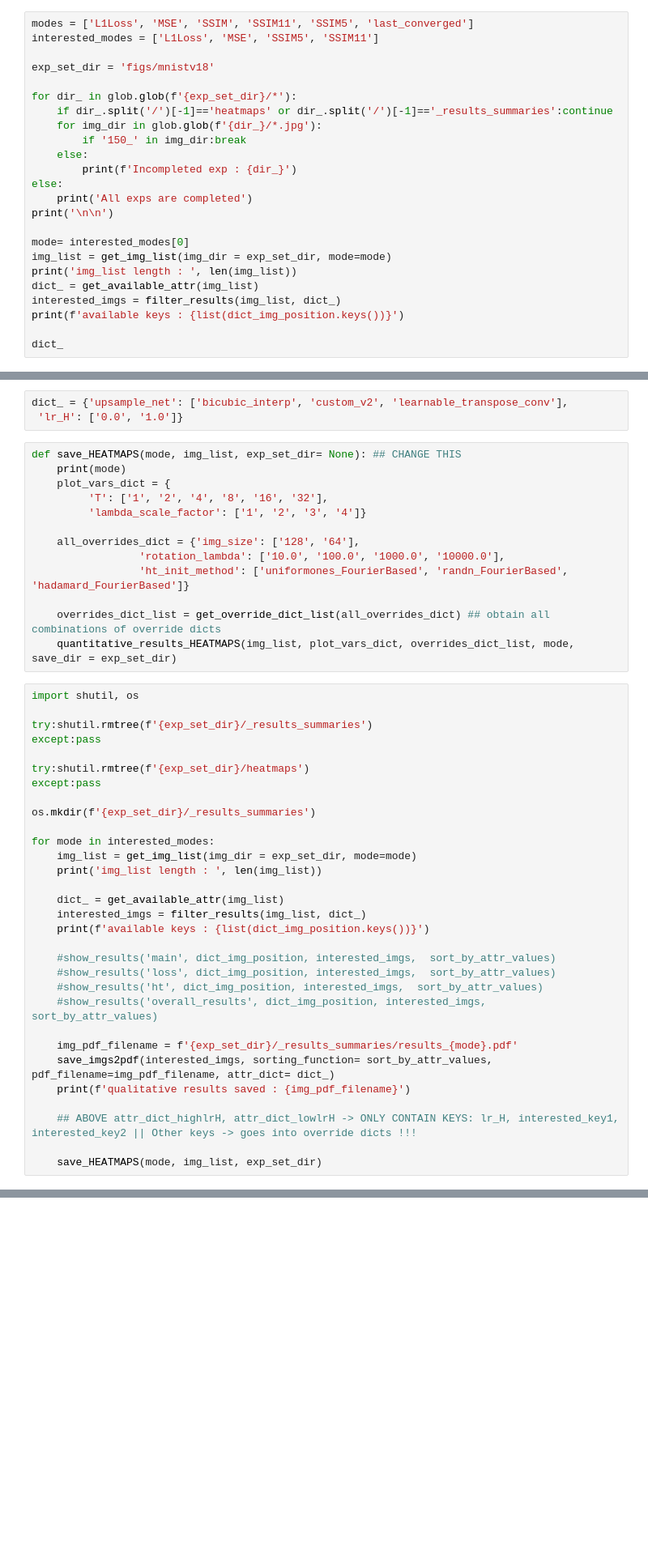
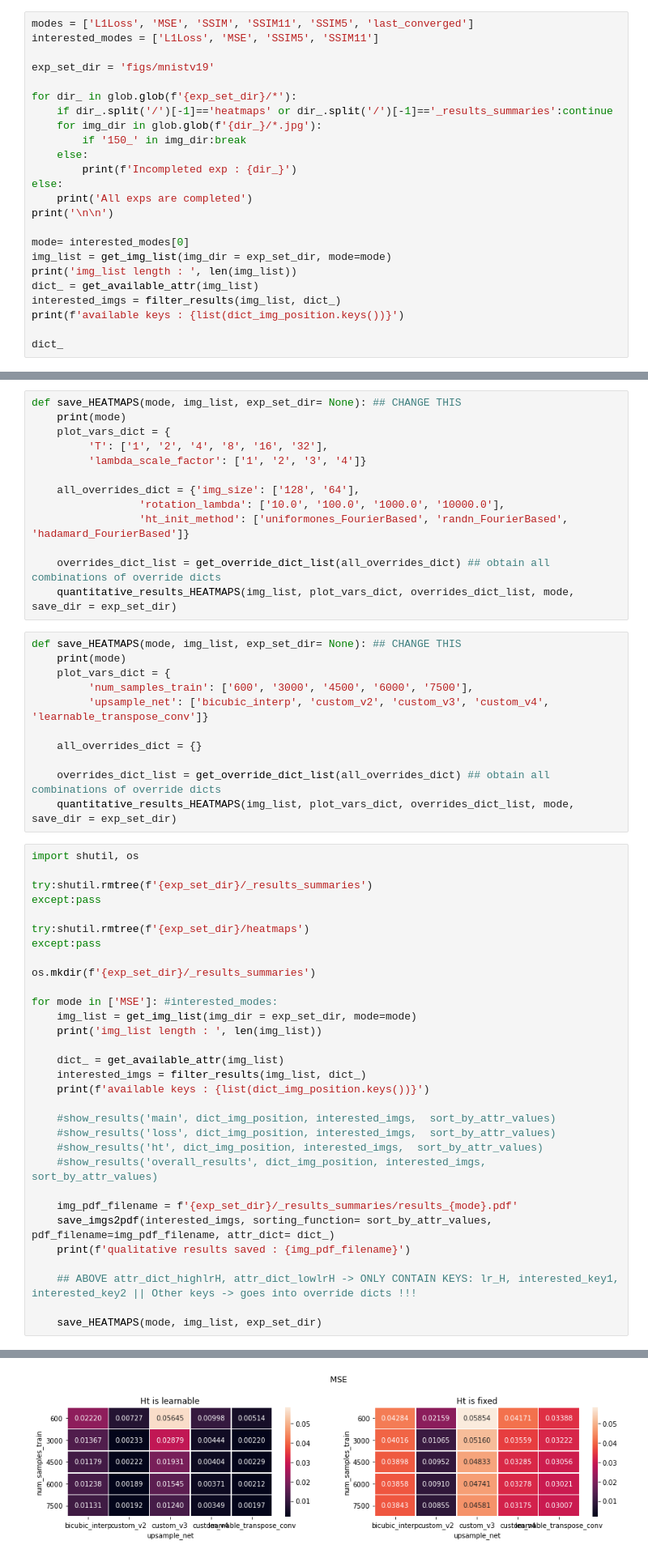
Before and after one commit to dushanw/DabbaMu-DEEP-TFM, a Jupyter notebook: aim2/summarize_results.ipynb, the cells around one changed output, grey strips where cells are left out. Shown: that part at 81% size. Cells and saved outputs as stored; diff of their text form; blank space fills up the shorter version.

```diff
--- a/aim2/summarize_results.ipynb
+++ b/aim2/summarize_results.ipynb
@@ -28,7 +28,7 @@ import glob
 modes = ['L1Loss', 'MSE', 'SSIM', 'SSIM11', 'SSIM5', 'last_converged']
 interested_modes = ['L1Loss', 'MSE', 'SSIM5', 'SSIM11']
 
-exp_set_dir = 'figs/mnistv18'
+exp_set_dir = 'figs/mnistv19'
 
 for dir_ in glob.glob(f'{exp_set_dir}/*'):
     if dir_.split('/')[-1]=='heatmaps' or dir_.split('/')[-1]=='_results_summaries':continue
@@ -64,9 +69,6 @@ available keys : ['main', 'ht', 'loss', 'overall_results']
  'lr_H': ['0.0', '1.0']}
 # %% [markdown]
 ## Save qualitative results and Quantitative results (HEATMAPS) to PDF
-# %%
-dict_ = {'upsample_net': ['bicubic_interp', 'custom_v2', 'learnable_transpose_conv'],
- 'lr_H': ['0.0', '1.0']}
 # %%
 def save_HEATMAPS(mode, img_list, exp_set_dir= None): ## CHANGE THIS
     print(mode)
@@ -80,6 +82,17 @@ def save_HEATMAPS(mode, img_list, exp_set_dir= None): ## CHANGE THIS
 
     overrides_dict_list = get_override_dict_list(all_overrides_dict) ## obtain all combinations of override dicts
     quantitative_results_HEATMAPS(img_list, plot_vars_dict, overrides_dict_list, mode, save_dir = exp_set_dir)
+# %%
+def save_HEATMAPS(mode, img_list, exp_set_dir= None): ## CHANGE THIS
+    print(mode)
+    plot_vars_dict = {
+         'num_samples_train': ['600', '3000', '4500', '6000', '7500'],
+         'upsample_net': ['bicubic_interp', 'custom_v2', 'custom_v3', 'custom_v4', 'learnable_transpose_conv']}
+
+    all_overrides_dict = {}
+
+    overrides_dict_list = get_override_dict_list(all_overrides_dict) ## obtain all combinations of override dicts
+    quantitative_results_HEATMAPS(img_list, plot_vars_dict, overrides_dict_list, mode, save_dir = exp_set_dir)
 # %%
 import shutil, os
 
@@ -91,7 +104,7 @@ except:pass
 
 os.mkdir(f'{exp_set_dir}/_results_summaries')
 
-for mode in interested_modes:
+for mode in ['MSE']: #interested_modes:
     img_list = get_img_list(img_dir = exp_set_dir, mode=mode)
     print('img_list length : ', len(img_list))
 
@@ -131,0 +141 @@ qualitative results saved : figs/mnistv18/_results_summaries/results_SSIM11.pdf
+[figure, added]
```
Also changed, not shown: parts of 2 cells of this notebook, 2 other files.
